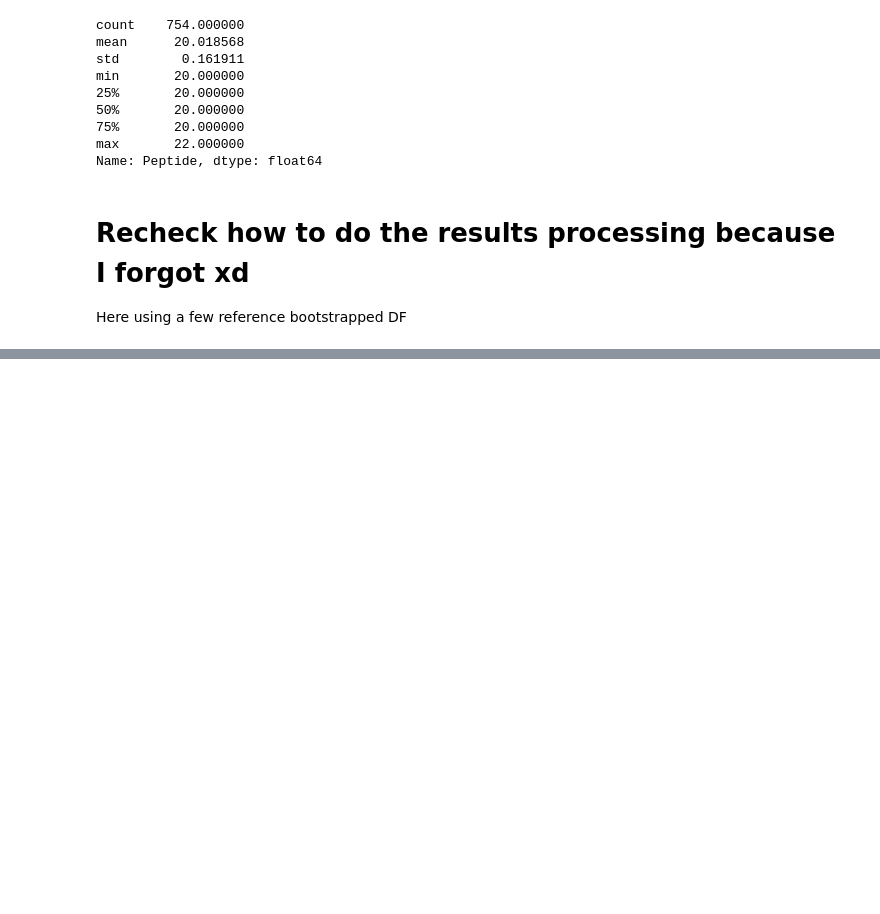
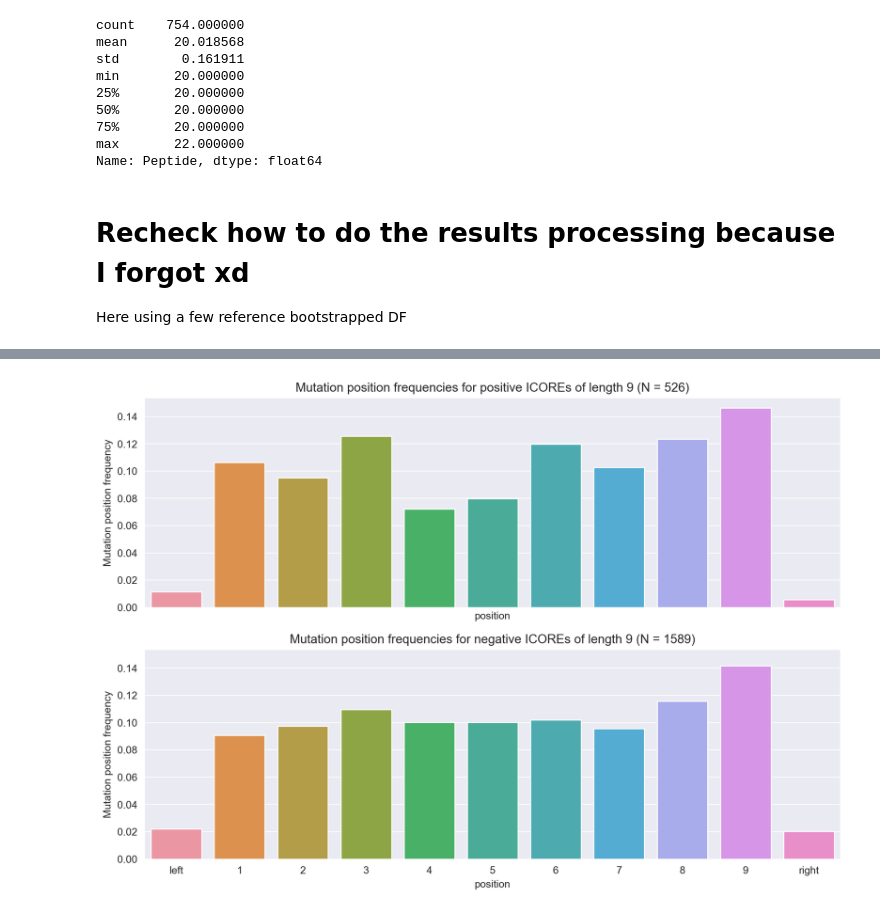
Before and after one commit to richieYT-wan/cedar, a Jupyter notebook: notebook/231017_new_data_and_review.ipynb, the cells around one changed output, grey strips where cells are left out. Cells and saved outputs as stored; diff of their text form; code cells hidden in the pictures; blank space fills up the shorter version.

```diff
--- a/notebook/231017_new_data_and_review.ipynb
+++ b/notebook/231017_new_data_and_review.ipynb
@@ -589,0 +578,20 @@ array(['PRIME', 'NEW_NEPDB', 'KCV', 'NEPDB', 'CEDAR'], dtype=object)
+# %%
+ cedar_9mers = pipeline_mutation_scores(cedar.drop(columns=['Unnamed: 0.1', 'Unnamed: 0']),
+                         'icore_mut', 'icore_wt_aligned', ics_kl, .2, 'icore_').query('icore_len_mut==9')
+# %%
+def find_difference_location(peptide, wild_type, icore_mut, mutation_position):
+    if mutation_position != "-1":
+        return mutation_position
+
+    for i in range(len(peptide)):
+        if peptide[i] != wild_type[i]:
+            if i < 9:
+                return "right"
+            else:
+                return "left"
+
+    return "not found"
+
+cedar_9mers['mut_position'] = cedar_9mers.apply(lambda x: find_difference_location(x['Peptide'], x['wild_type'], x['icore_mut'], x['icore_mutation_position']), axis=1)
+cedar_9mers['n_muts'] = cedar_9mers['mut_position'].apply(lambda x: x.count(',')+1)
+cedar_9mers.groupby(['n_muts']).count()
@@ -589,0 +675,27 @@ array(['PRIME', 'NEW_NEPDB', 'KCV', 'NEPDB', 'CEDAR'], dtype=object)
+# %%
+new_df_pos['percent'] = new_df_pos['count'] / len(cedar_9mers.query('agg_label==1'))
+new_df_pos.reset_index(inplace=True)
+new_df_neg['percent'] = new_df_neg['count'] / len(cedar_9mers.query('agg_label==0'))
+new_df_neg.reset_index(inplace=True)
+def get_pos(i):
+    if i == 'left' : return i
+    if i == 'right' : return i
+    else: return str(int(i)+1)
+
+new_df_pos['position'] = new_df_pos['index'].apply(get_pos)
+new_df_neg['position'] = new_df_neg['index'].apply(get_pos)
+order = ['left'] + [str(i+1) for i in range(9)] + ['right']
+# %%
+sns.set_palette('icefire', 1)
+f,a = plt.subplots(2,1, figsize=(12,8), sharey=True, sharex=True)
+a = a.ravel()
+sns.barplot(data=new_df_pos, x='position', y='percent', order=order, ax=a[0])
+a[0].set_ylabel('Mutation position frequency')
+a[0].set_title(f'Mutation position frequencies for positive ICOREs of length 9 (N = {len(cedar_9mers.query("agg_label==1"))})')
+
+sns.barplot(data=new_df_neg, x='position', y='percent', order=order, ax=a[1])
+a[1].set_ylabel('Mutation position frequency')
+a[1].set_title(f'Mutation position frequencies for negative ICOREs of length 9 (N = {len(cedar_9mers.query("agg_label==0"))})')
+f.savefig('../../../writing/230131_cedar_paper_1/mut_pos.png', dpi=300, bbox_inches='tight')
+# %% [output]
+[figure, added]
```
Also changed, not shown: parts of 32 cells of this notebook, 2 other files.
